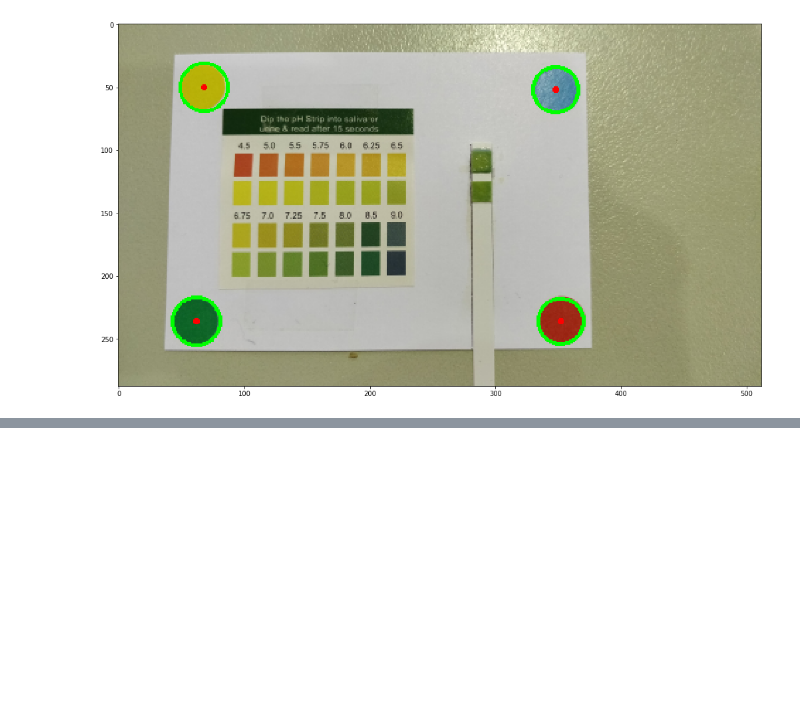
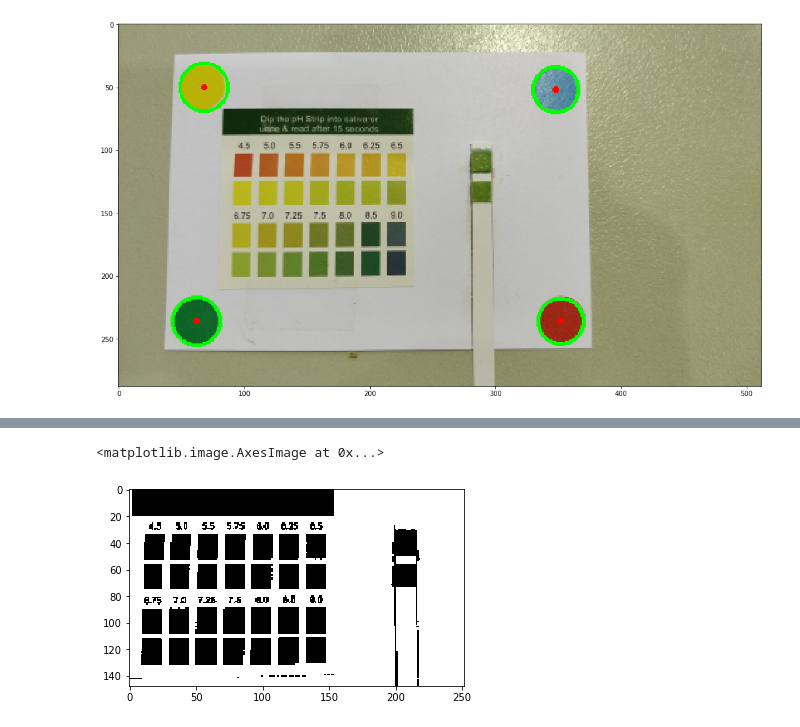
Before and after one commit to TheTerik/SHD2018, a Jupyter notebook: Decode.ipynb, the cells around one changed output, grey strips where cells are left out. Drawn from its saved outputs; the diff is of its cells as text; code cells hidden in the pictures; blank space fills up the shorter version.

```diff
--- a/Decode.ipynb
+++ b/Decode.ipynb
@@ -44,0 +103,11 @@ plt.show()
+# %%
+gray_image = cv2.cvtColor(cropped, cv2.COLOR_BGR2GRAY)
+g2 = cv2.medianBlur(gray_image,5)
+th3 = cv2.adaptiveThreshold(gray_image,255,cv2.ADAPTIVE_THRESH_GAUSSIAN_C,\
+            cv2.THRESH_BINARY,11,2)
+
+ret,thresh1 = cv2.threshold(gray_image,170,255,cv2.THRESH_BINARY)
+plt.imshow(thresh1)
+# %% [output]
+<matplotlib.image.AxesImage at 0x...>
+[figure, added]
```
Also changed, not shown: parts of 19 cells of this notebook, 1 other file.
